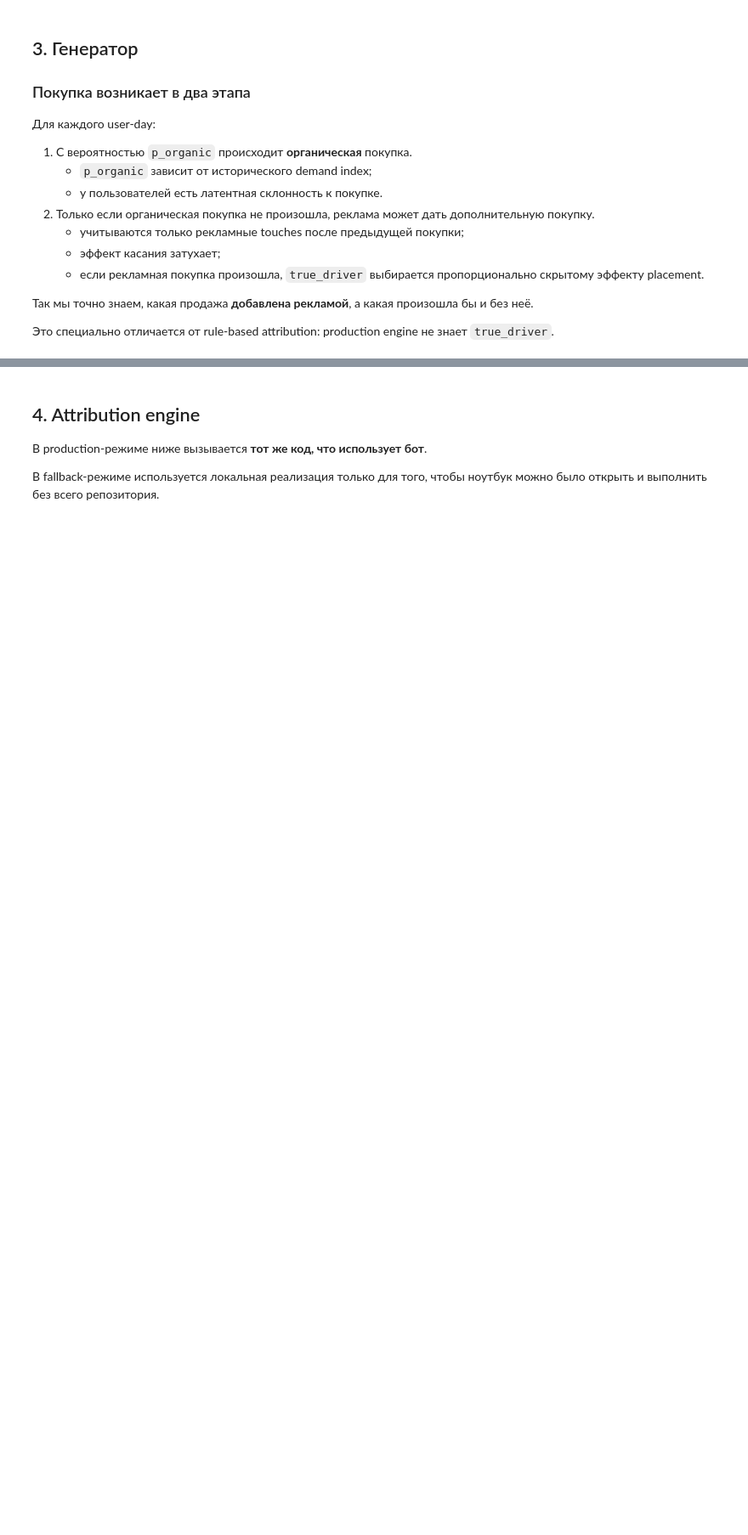
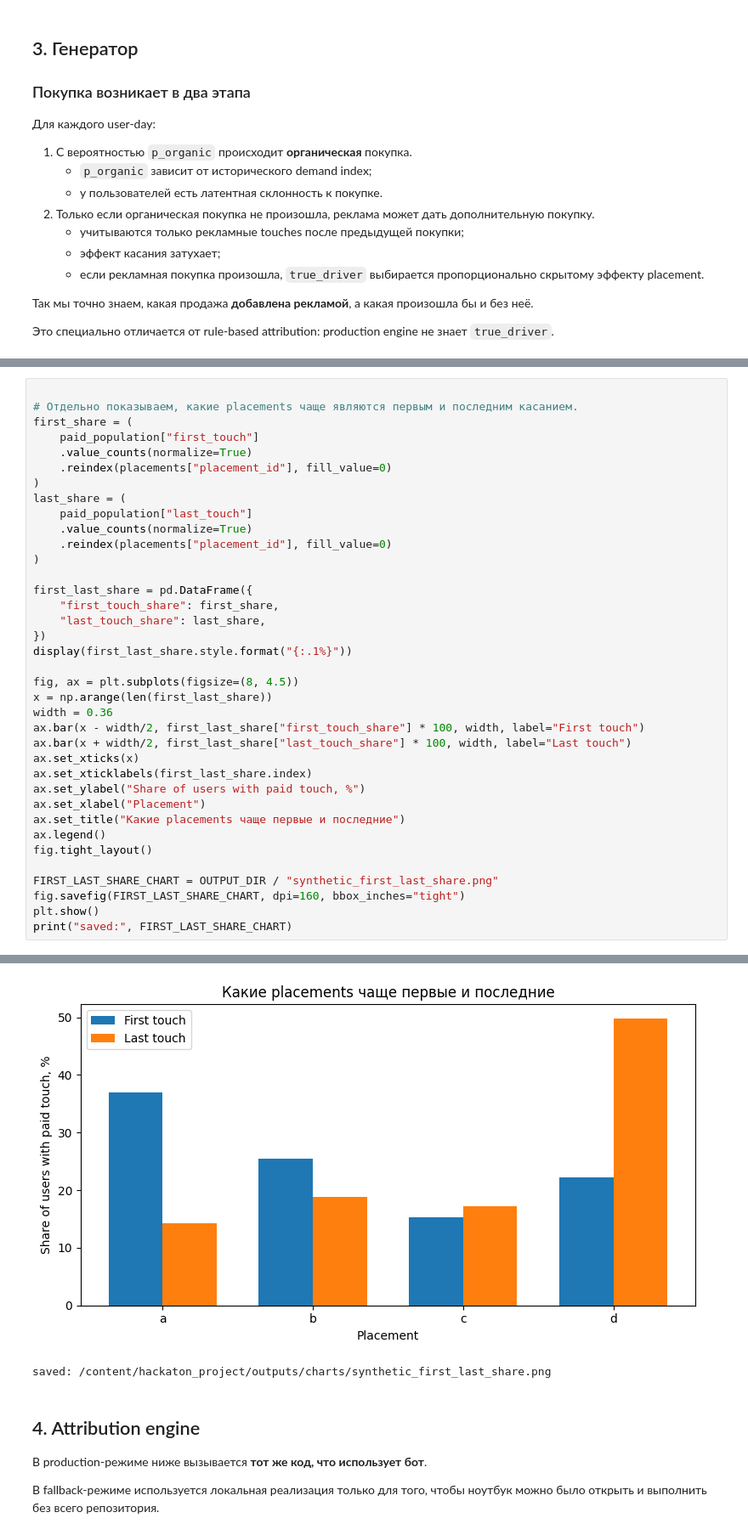
Before and after one commit to valentinesvev/hackaton_project, a Jupyter notebook: notebooks/synthetic_attribution_experiment_colab.ipynb, the cells around one changed output, grey strips where cells are left out. Shown at 85% size. Cells and saved outputs as stored; diff of their text form; blank space fills up the shorter version.

```diff
--- a/notebooks/synthetic_attribution_experiment_colab.ipynb
+++ b/notebooks/synthetic_attribution_experiment_colab.ipynb
@@ -620,0 +898,38 @@ display(truth_preview)
+# %%
+
+# Отдельно показываем, какие placements чаще являются первым и последним касанием.
+first_share = (
+    paid_population["first_touch"]
+    .value_counts(normalize=True)
+    .reindex(placements["placement_id"], fill_value=0)
+)
+last_share = (
+    paid_population["last_touch"]
+    .value_counts(normalize=True)
+    .reindex(placements["placement_id"], fill_value=0)
+)
+
+first_last_share = pd.DataFrame({
+    "first_touch_share": first_share,
+    "last_touch_share": last_share,
+})
+display(first_last_share.style.format("{:.1%}"))
+
+fig, ax = plt.subplots(figsize=(8, 4.5))
+x = np.arange(len(first_last_share))
+width = 0.36
+ax.bar(x - width/2, first_last_share["first_touch_share"] * 100, width, label="First touch")
+ax.bar(x + width/2, first_last_share["last_touch_share"] * 100, width, label="Last touch")
+ax.set_xticks(x)
+ax.set_xticklabels(first_last_share.index)
+ax.set_ylabel("Share of users with paid touch, %")
+ax.set_xlabel("Placement")
+ax.set_title("Какие placements чаще первые и последние")
+ax.legend()
+fig.tight_layout()
+
+FIRST_LAST_SHARE_CHART = OUTPUT_DIR / "synthetic_first_last_share.png"
+fig.savefig(FIRST_LAST_SHARE_CHART, dpi=160, bbox_inches="tight")
+plt.show()
+print("saved:", FIRST_LAST_SHARE_CHART)
+# %% [output]
@@ -621,3 +942,5 @@ display(truth_preview)
+[figure, added]
+saved: /content/hackaton_project/outputs/charts/synthetic_first_last_share.png
 # %% [markdown]
 
 ## 4. Attribution engine
```
Also changed, not shown: parts of 20 cells of this notebook.
